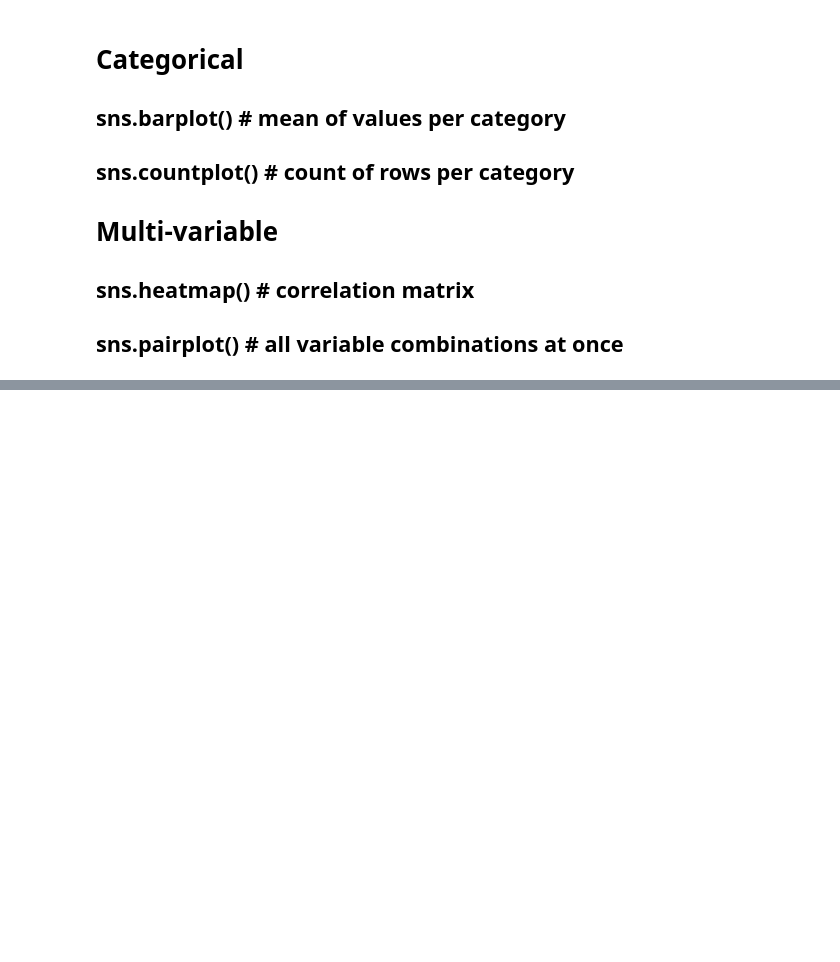
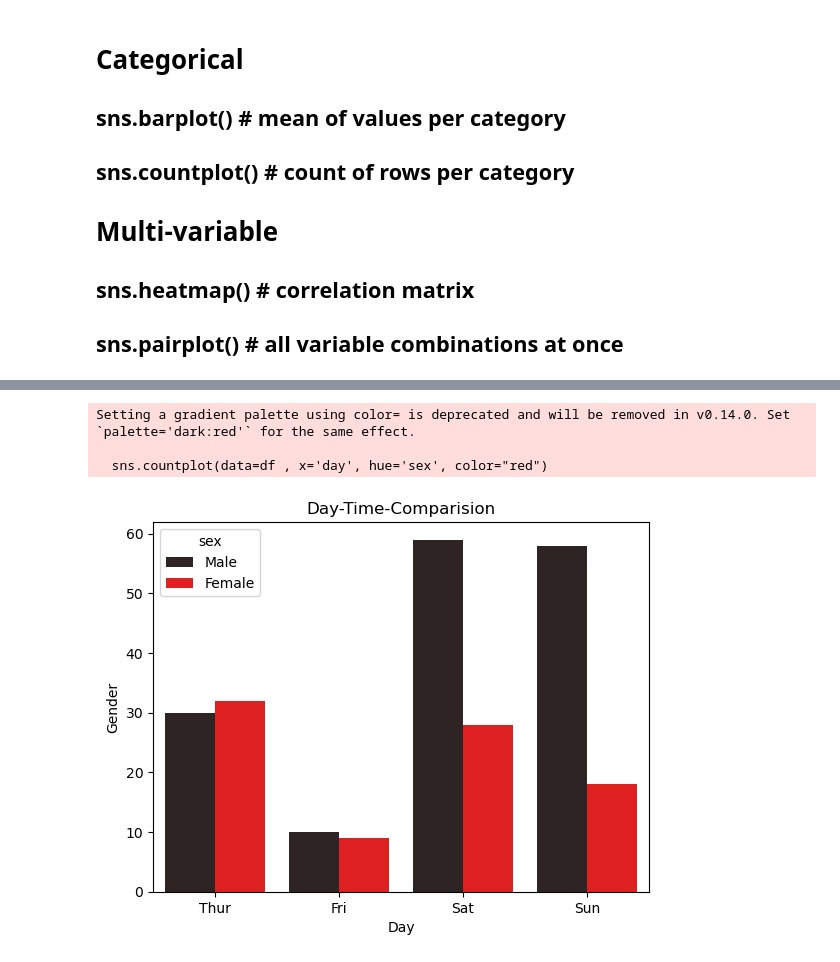
Before and after one commit to SathvikBulusu/Projects-From-dec2025-, a Jupyter notebook: AI-Speed-Run/maptlotlib.ipynb, the cells around one changed output, grey strips where cells are left out. Cells and saved outputs as stored; diff of their text form; code cells hidden in the pictures; blank space fills up the shorter version.

```diff
--- a/AI-Speed-Run/maptlotlib.ipynb
+++ b/AI-Speed-Run/maptlotlib.ipynb
@@ -103,0 +165,11 @@ plt.show()
+# %%
+sns.countplot(data=df , x='day', hue='sex', color="red")
+plt.xlabel('Day')
+plt.ylabel('Gender')
+plt.title("Day-Time-Comparision")
+plt.show()
+# %% [output]
+Setting a gradient palette using color= is deprecated and will be removed in v0.14.0. Set `palette='dark:red'` for the same effect.
+
+  sns.countplot(data=df , x='day', hue='sex', color="red")
+[figure, added]
```
Also changed, not shown: parts of 8 cells of this notebook.
